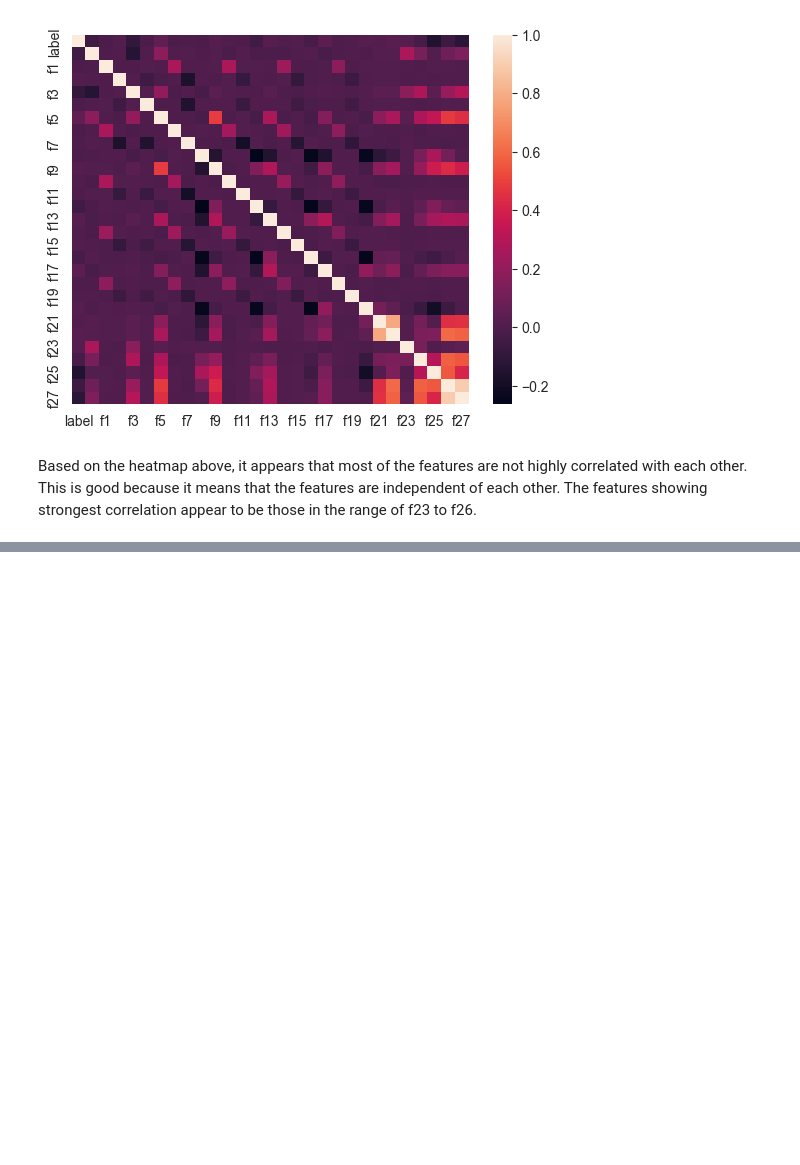
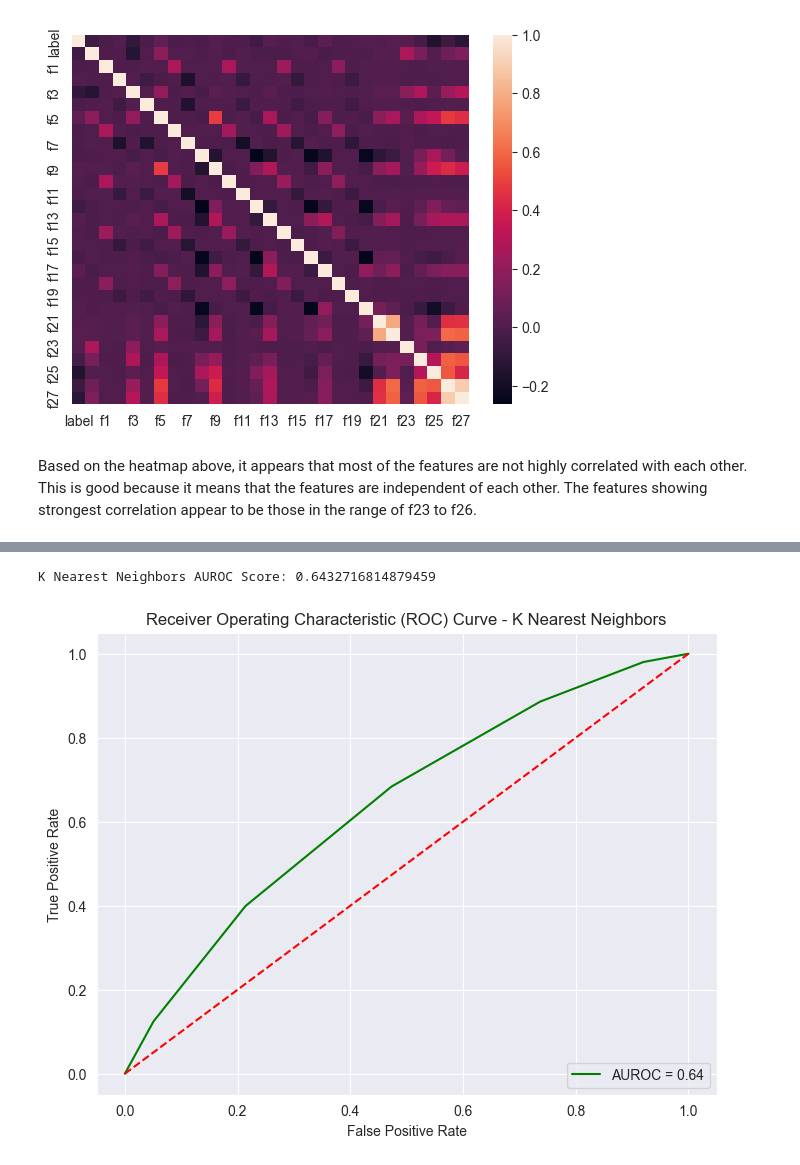
Before and after one commit to jligeral/03, a Jupyter notebook: Version 1.0.ipynb, the cells around one changed output, grey strips where cells are left out. Cells and saved outputs as stored; diff of their text form; code cells hidden in the pictures; blank space fills up the shorter version.

```diff
--- a/Version 1.0.ipynb
+++ b/Version 1.0.ipynb
@@ -114,0 +249,29 @@ Based on the heatmap above, it appears that most of the features are not highly
+# %%
+# Initialize the KNN model
+knn_model = KNeighborsClassifier()
+
+# Train the model on the training data
+knn_model.fit(X_train, y_train)
+
+# Get probabilities for the positive class (class 1)
+y_prob_knn = knn_model.predict_proba(X_val)[:, 1]
+
+# Calculate the AUROC score
+auroc_knn = roc_auc_score(y_val, y_prob_knn)
+print("K Nearest Neighbors AUROC Score:", auroc_knn)
+
+# Plot the ROC curve for KNN
+fpr_knn, tpr_knn, thresholds_knn = roc_curve(y_val, y_prob_knn)
+
+plt.figure(figsize=(8, 6))
+plt.plot(fpr_knn, tpr_knn, color='green', label=f'AUROC = {auroc_knn:.2f}')
+plt.plot([0, 1], [0, 1], linestyle='--', color='red')  # Random classifier line
+plt.title("Receiver Operating Characteristic (ROC) Curve - K Nearest Neighbors")
+plt.xlabel("False Positive Rate")
+plt.ylabel("True Positive Rate")
+plt.legend(loc="lower right")
+plt.grid(True)
+plt.show()
+# %% [output]
+K Nearest Neighbors AUROC Score: 0.6432716814879459
+[figure, added]
```
Also changed, not shown: parts of 11 cells of this notebook.
